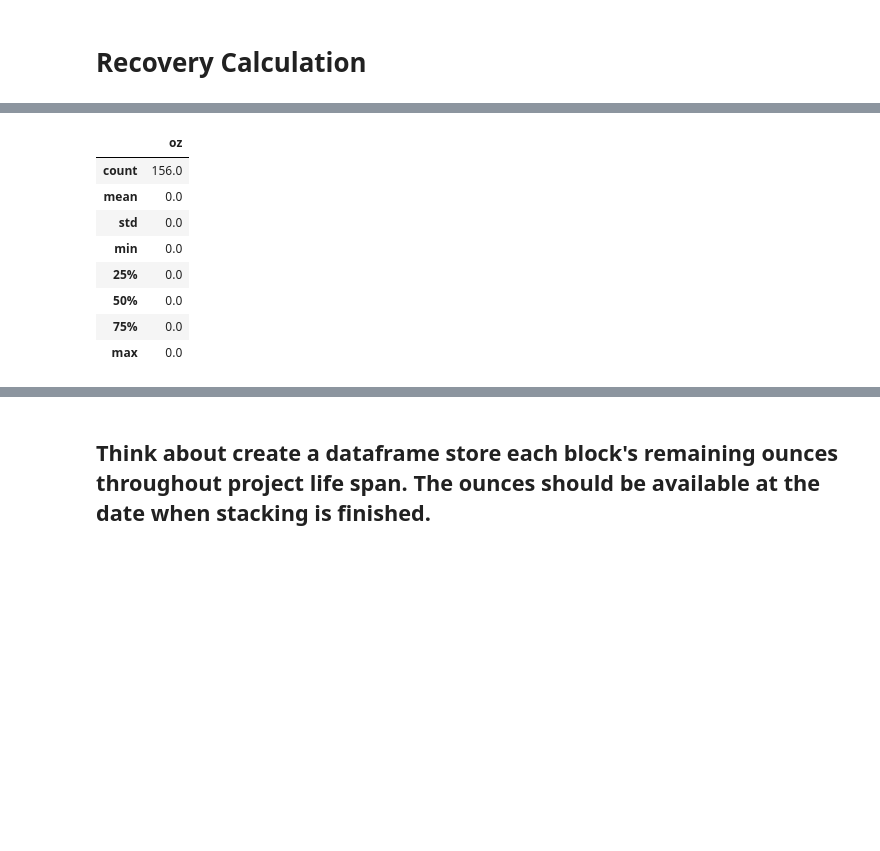
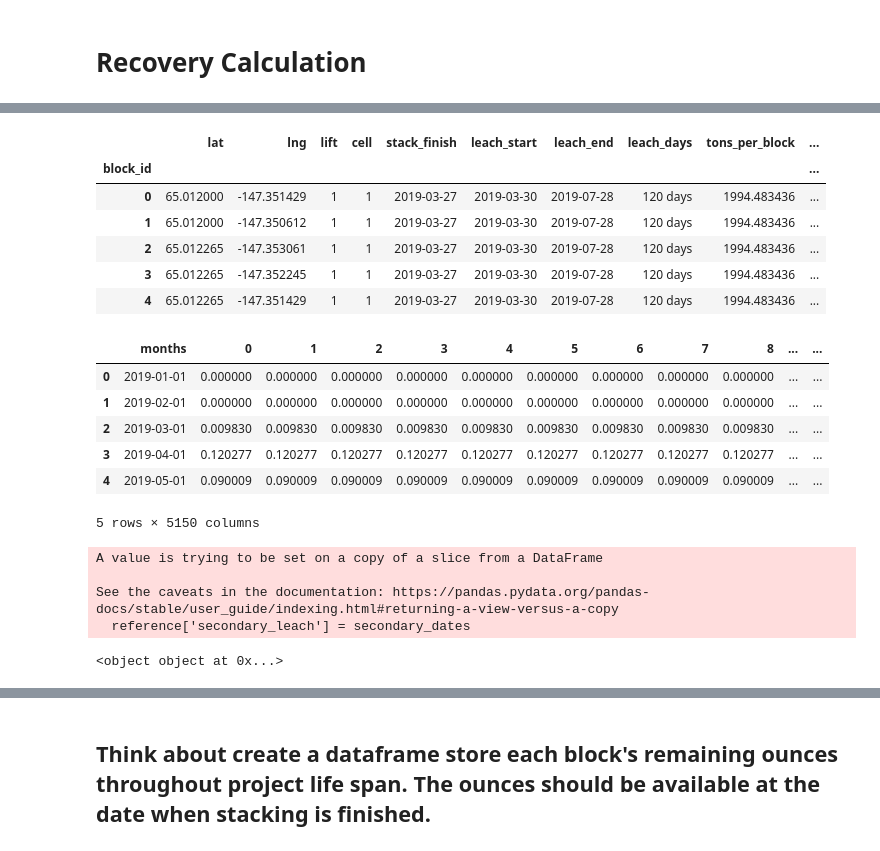
Before and after one commit to ChiefMetDing/FK_HL_Model_Remake, a Jupyter notebook: Scripts/py/recovery_calc.ipynb, the cells around one changed output, grey strips where cells are left out. Drawn from its saved outputs; the diff is of its cells as text; code cells hidden in the pictures; blank space fills up the shorter version.

```diff
--- a/Scripts/py/recovery_calc.ipynb
+++ b/Scripts/py/recovery_calc.ipynb
@@ -40,3 +24,4 @@ blocks_df['stack_finish'] = pd.to_datetime(blocks_df['stack_finish'])
 blocks_df['leach_start'] = pd.to_datetime(blocks_df['leach_start'])
 blocks_df['leach_end'] = pd.to_datetime(blocks_df['leach_end'])
 blocks_df['leach_days'] = blocks_df['leach_end']-blocks_df['leach_start']
+lat_lng_list = blocks_df[['lat','lng']].values.tolist()
@@ -45,0 +28,6 @@ monthlist = [x for x in range(project_months)]
+# %%
+block_leach_time = pd.DataFrame(blocks_df[['lift']])
+block_leach_time['lat_lng']=blocks_df[['lat','lng']].values.tolist()
+block_leach_time.index.name = 'block_id'
+block_list = block_leach_time.index.tolist()
+block_list[:5]
@@ -52,15 +42,15 @@ project_days = (project_span[1] - project_span[0]).days
 # Create timeline by day
 datelist = pd.date_range(project_span[0], periods=project_days).tolist()
 # Create timeline by month
-startyear=project_span[0].year
-startmonth=project_span[0].month
-endyear=project_span[1].year
-endmonth=project_span[1].month
+startyear = project_span[0].year
+startmonth = project_span[0].month
+endyear = project_span[1].year
+endmonth = project_span[1].month
 monthlist = [datetime(m//12, m%12+1, 1) for m in range(startyear*12+startmonth-1, endyear*12+endmonth)]
 # Choose days or months
 # rec_oz_df = pd.DataFrame(index=datelist)
-rec_oz_df = pd.DataFrame(index=monthlist)
-rec_oz_df['oz']=0
-rec_oz_df['oz'] = rec_oz_df['oz'].astype(float)
+rec_oz_df = pd.DataFrame(monthlist,columns = ['months'])
+#rec_oz_df['oz']=0
+#rec_oz_df['oz'] = rec_oz_df['oz'].astype(float)
 rec_oz_df.head()
 # %% [output]
@@ -72,0 +125,9 @@ rec_oz_df.head()
+# %%
+for high in block_list:
+    this_block = blocks_df.iloc[high]
+    rec_oz_df[high]=0.0
+    block_months_rec(high,high)
+    for low in range(0,high):
+        if lat_lng_list[high]==lat_lng_list[low]:
+            #print(f'{high} {low}')
+            block_months_rec(low,high)
@@ -73,12 +167,20 @@ rec_oz_df.head()
+# %%
+blocks_df.head()
+# %% [output]
+|  | lat | lng | lift | cell | stack_finish | leach_start | leach_end | leach_days | tons_per_block | ... |
+| block_id |  |  |  |  |  |  |  |  |  | ... |
+| 0 | 65.012000 | -147.351429 | 1 | 1 | 2019-03-27 | 2019-03-30 | 2019-07-28 | 120 days | 1994.483436 | ... |
+| 1 | 65.012000 | -147.350612 | 1 | 1 | 2019-03-27 | 2019-03-30 | 2019-07-28 | 120 days | 1994.483436 | ... |
+| 2 | 65.012265 | -147.353061 | 1 | 1 | 2019-03-27 | 2019-03-30 | 2019-07-28 | 120 days | 1994.483436 | ... |
+| 3 | 65.012265 | -147.352245 | 1 | 1 | 2019-03-27 | 2019-03-30 | 2019-07-28 | 120 days | 1994.483436 | ... |
+| 4 | 65.012265 | -147.351429 | 1 | 1 | 2019-03-27 | 2019-03-30 | 2019-07-28 | 120 days | 1994.483436 | ... |
 # %%
-rec_oz_df.describe()
+rec_oz_df.head()
 # %% [output]
-|  | oz |
-| count | 156.0 |
-| mean | 0.0 |
-| std | 0.0 |
-| min | 0.0 |
-| 25% | 0.0 |
-| 50% | 0.0 |
-| 75% | 0.0 |
-| max | 0.0 |
+|  | months | 0 | 1 | 2 | 3 | 4 | 5 | 6 | 7 | 8 | ... | ... |
+| 0 | 2019-01-01 | 0.000000 | 0.000000 | 0.000000 | 0.000000 | 0.000000 | 0.000000 | 0.000000 | 0.000000 | 0.000000 | ... | ... |
+| 1 | 2019-02-01 | 0.000000 | 0.000000 | 0.000000 | 0.000000 | 0.000000 | 0.000000 | 0.000000 | 0.000000 | 0.000000 | ... | ... |
+| 2 | 2019-03-01 | 0.009830 | 0.009830 | 0.009830 | 0.009830 | 0.009830 | 0.009830 | 0.009830 | 0.009830 | 0.009830 | ... | ... |
+| 3 | 2019-04-01 | 0.120277 | 0.120277 | 0.120277 | 0.120277 | 0.120277 | 0.120277 | 0.120277 | 0.120277 | 0.120277 | ... | ... |
+| 4 | 2019-05-01 | 0.090009 | 0.090009 | 0.090009 | 0.090009 | 0.090009 | 0.090009 | 0.090009 | 0.090009 | 0.090009 | ... | ... |
+5 rows × 5150 columns
@@ -84,0 +196,12 @@ rec_oz_df.describe()
+# %%
+for b in blocks_df.index:
+    secondary_leach(blocks_df.iloc[b],b)
+# %% [output]
+A value is trying to be set on a copy of a slice from a DataFrame
+
+See the caveats in the documentation: https://pandas.pydata.org/pandas-docs/stable/user_guide/indexing.html#returning-a-view-versus-a-copy
+  reference['secondary_leach'] = secondary_dates
+# %%
+print(blocks_df.iloc[100]['secondary_leach'])
+# %% [output]
+<object object at 0x...>
```
Also changed, not shown: parts of 14 cells of this notebook, 3 other files.
